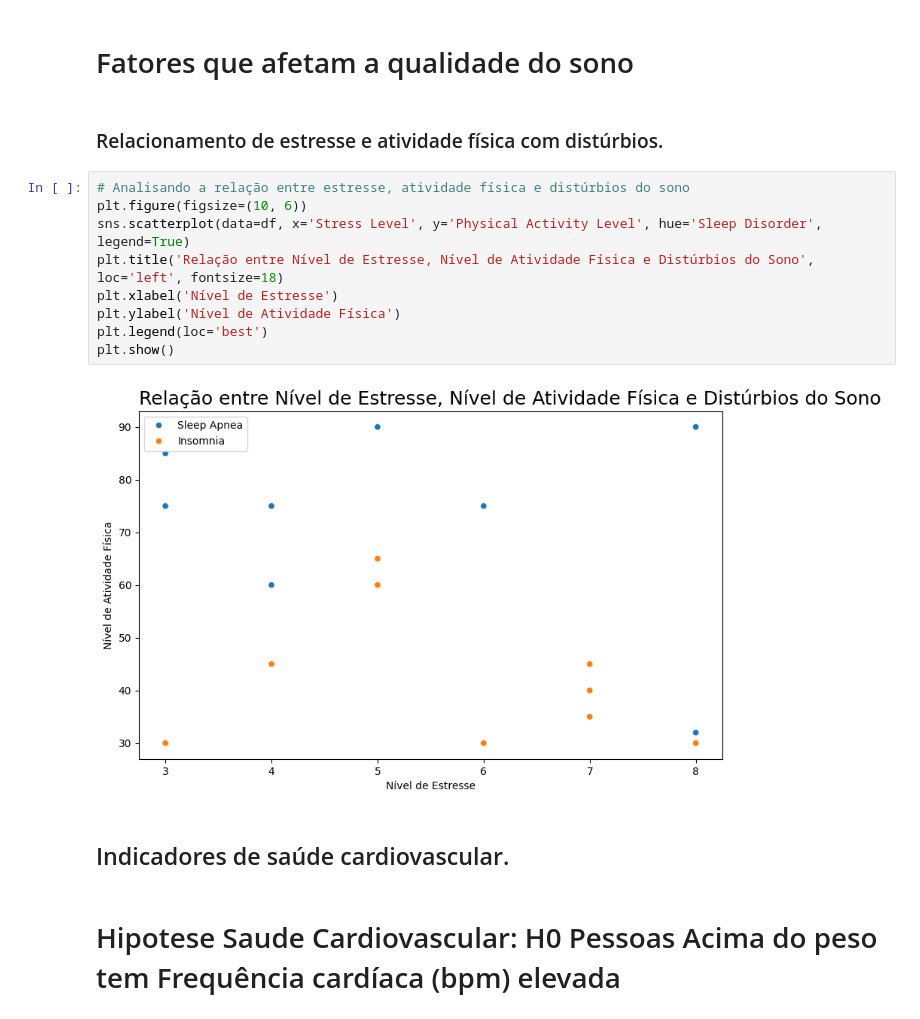
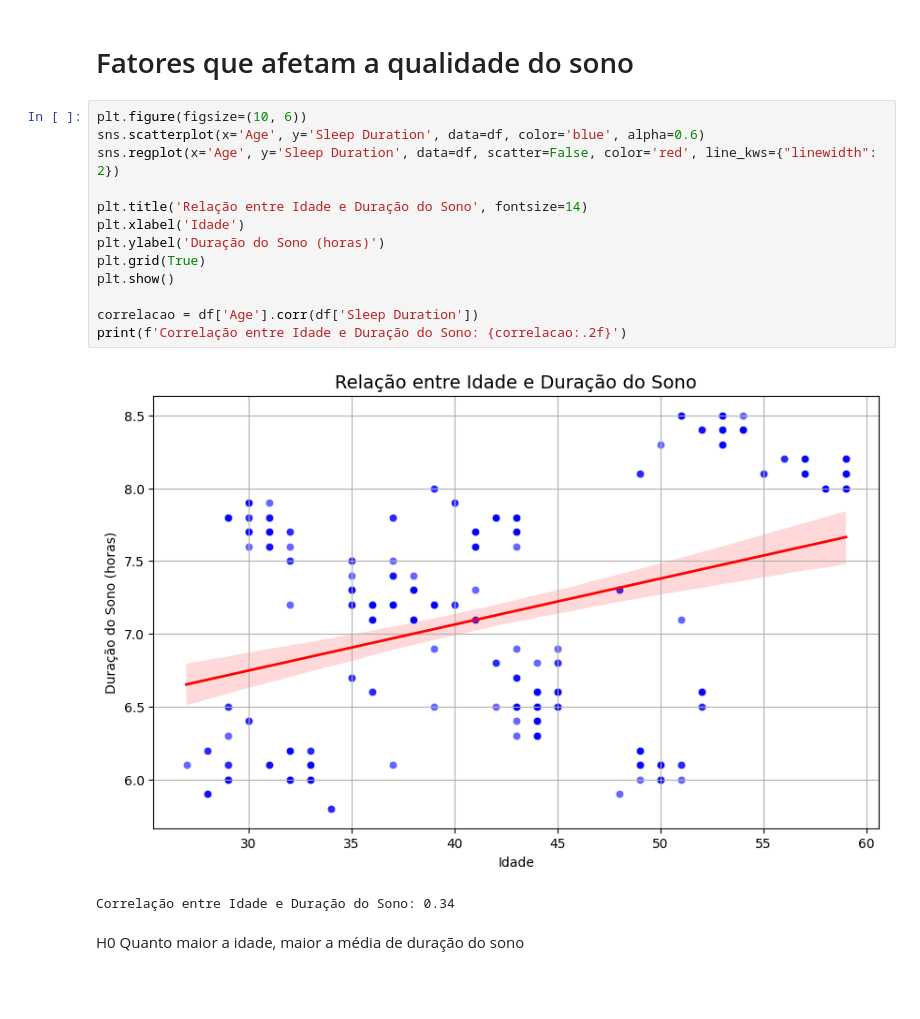
Before and after one commit to AndrielHenrique/Analise-de-Dados, a Jupyter notebook: base02.ipynb, the cells around one changed output. Saved outputs shown, nothing was run; the diff lists cells and outputs as text; blank space fills up the shorter version.

```diff
--- a/base02.ipynb
+++ b/base02.ipynb
@@ -204,19 +200,20 @@ print(outliers_heart)
 # %% [markdown]
 # Fatores que afetam a qualidade do sono
-# %% [markdown]
-### Relacionamento de estresse e atividade física com distúrbios.
-# %%
-# Analisando a relação entre estresse, atividade física e distúrbios do sono
-plt.figure(figsize=(10, 6))
-sns.scatterplot(data=df, x='Stress Level', y='Physical Activity Level', hue='Sleep Disorder', legend=True)
-plt.title('Relação entre Nível de Estresse, Nível de Atividade Física e Distúrbios do Sono', loc='left', fontsize=18)
-plt.xlabel('Nível de Estresse')
-plt.ylabel('Nível de Atividade Física')
-plt.legend(loc='best')
-plt.show()
-# %% [output]
-[figure, removed]
-# %% [markdown]
-## Indicadores de saúde cardiovascular.
-# %% [markdown]
-# Hipotese Saude Cardiovascular: H0 Pessoas Acima do peso tem Frequência cardíaca (bpm) elevada
+# %%
+plt.figure(figsize=(10, 6))
+sns.scatterplot(x='Age', y='Sleep Duration', data=df, color='blue', alpha=0.6)
+sns.regplot(x='Age', y='Sleep Duration', data=df, scatter=False, color='red', line_kws={"linewidth": 2})
+
+plt.title('Relação entre Idade e Duração do Sono', fontsize=14)
+plt.xlabel('Idade')
+plt.ylabel('Duração do Sono (horas)')
+plt.grid(True)
+plt.show()
+
+correlacao = df['Age'].corr(df['Sleep Duration'])
+print(f'Correlação entre Idade e Duração do Sono: {correlacao:.2f}')
+# %% [output]
+[figure, added]
+Correlação entre Idade e Duração do Sono: 0.34
+# %% [markdown]
+H0 Quanto maior a idade, maior a média de duração do sono
```
Also changed, not shown: parts of 13 cells of this notebook.
